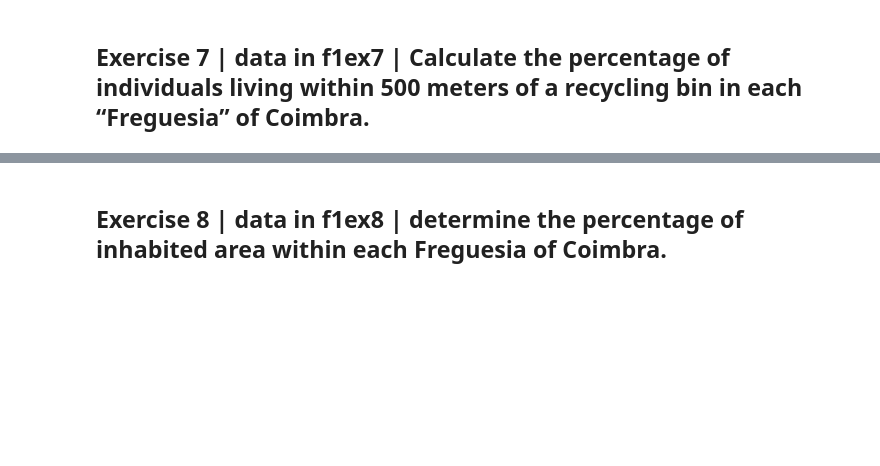
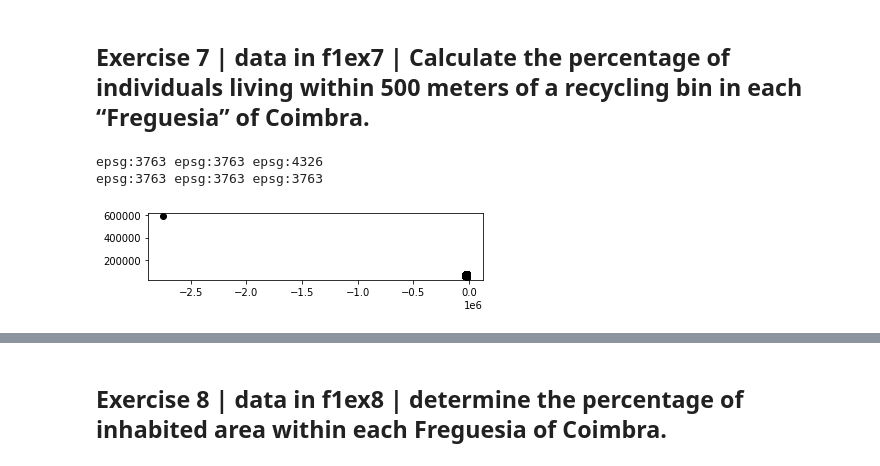
Before and after one commit to MartaSolarz/Maps_and_GISWEB, a Jupyter notebook: fichaexercicios1/solves.ipynb, the cells around one changed output, grey strips where cells are left out. Saved outputs shown, nothing was run; the diff lists cells and outputs as text; code cells hidden in the pictures; blank space fills up the shorter version.

```diff
--- a/fichaexercicios1/solves.ipynb
+++ b/fichaexercicios1/solves.ipynb
@@ -372,0 +339,15 @@ recycling_bins
+# %%
+bgri = gpd.read_file('f1ex7/bgri_coimbra.shp')
+freg = gpd.read_file('f1ex7/freg_coimbra.shp')
+recycling_bins = gpd.read_file('f1ex7/ecopontos19.shp')
+print(bgri.crs, freg.crs, recycling_bins.crs)
+recycling_bins = recycling_bins.to_crs(freg.crs)
+print(bgri.crs, freg.crs, recycling_bins.crs)
+
+ax = freg.plot(color='blue', edgecolor='black')
+recycling_bins.plot(ax=ax, color='black', edgecolor='black')
+plt.show()
+# %% [output]
+epsg:3763 epsg:3763 epsg:4326
+epsg:3763 epsg:3763 epsg:3763
+[figure, added]
```
Also changed, not shown: parts of 23 cells of this notebook.
